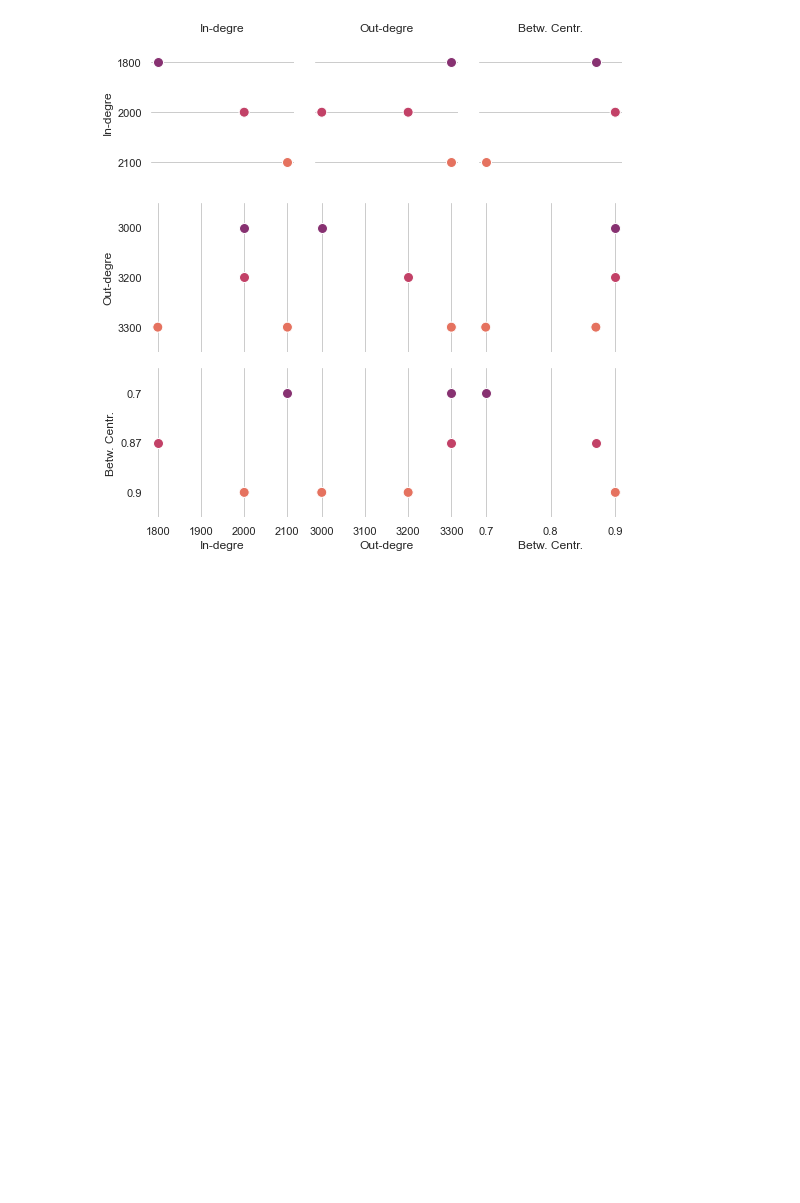
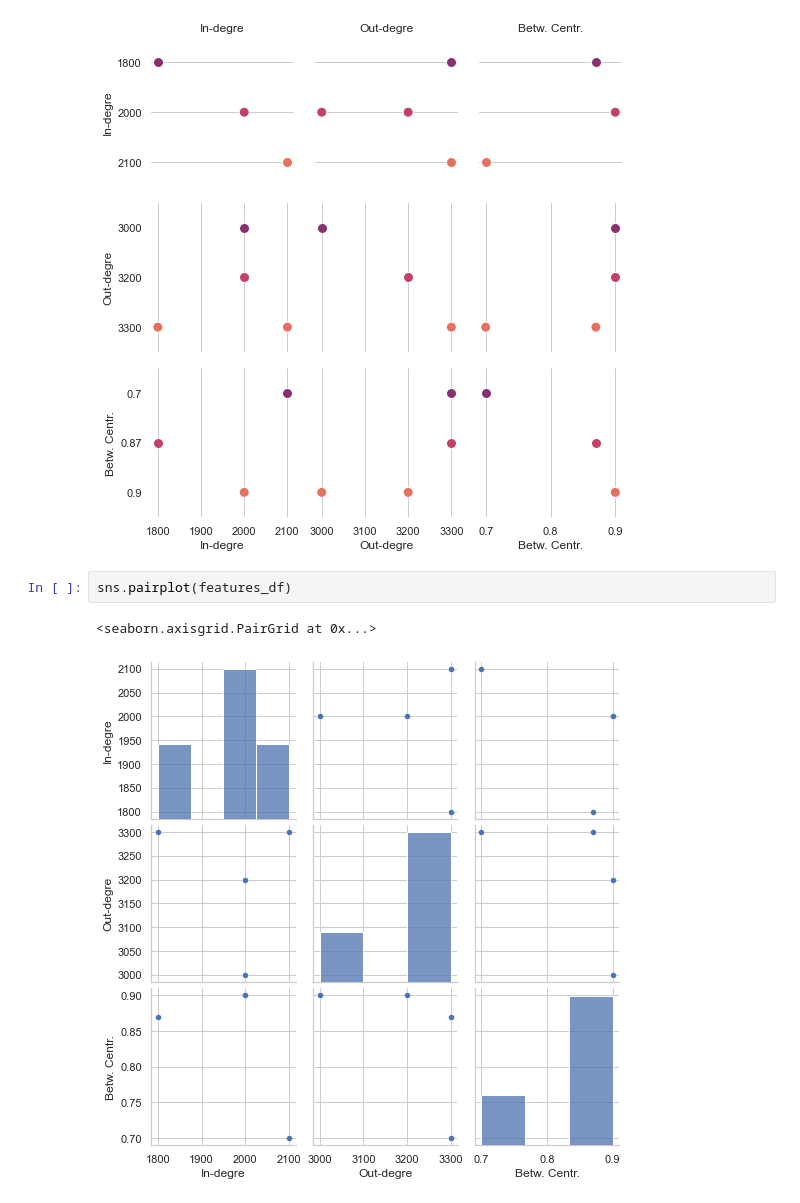
Before and after one commit to alexcosta13/twitter-superspreaders, a Jupyter notebook: 04_results_and_visualization.ipynb, the cells around one changed output. Saved outputs shown, nothing was run; the diff lists cells and outputs as text; blank space fills up the shorter version.

```diff
--- a/04_results_and_visualization.ipynb
+++ b/04_results_and_visualization.ipynb
@@ -133,3 +143,8 @@ for ax, title in zip(g.axes.flat, titles):
 sns.despine(left=True, bottom=True)
 # %% [output]
 [figure]
+# %%
+sns.pairplot(features_df)
+# %% [output]
+<seaborn.axisgrid.PairGrid at 0x...>
+[figure, added]
```
Also changed, not shown: parts of 3 cells of this notebook.
